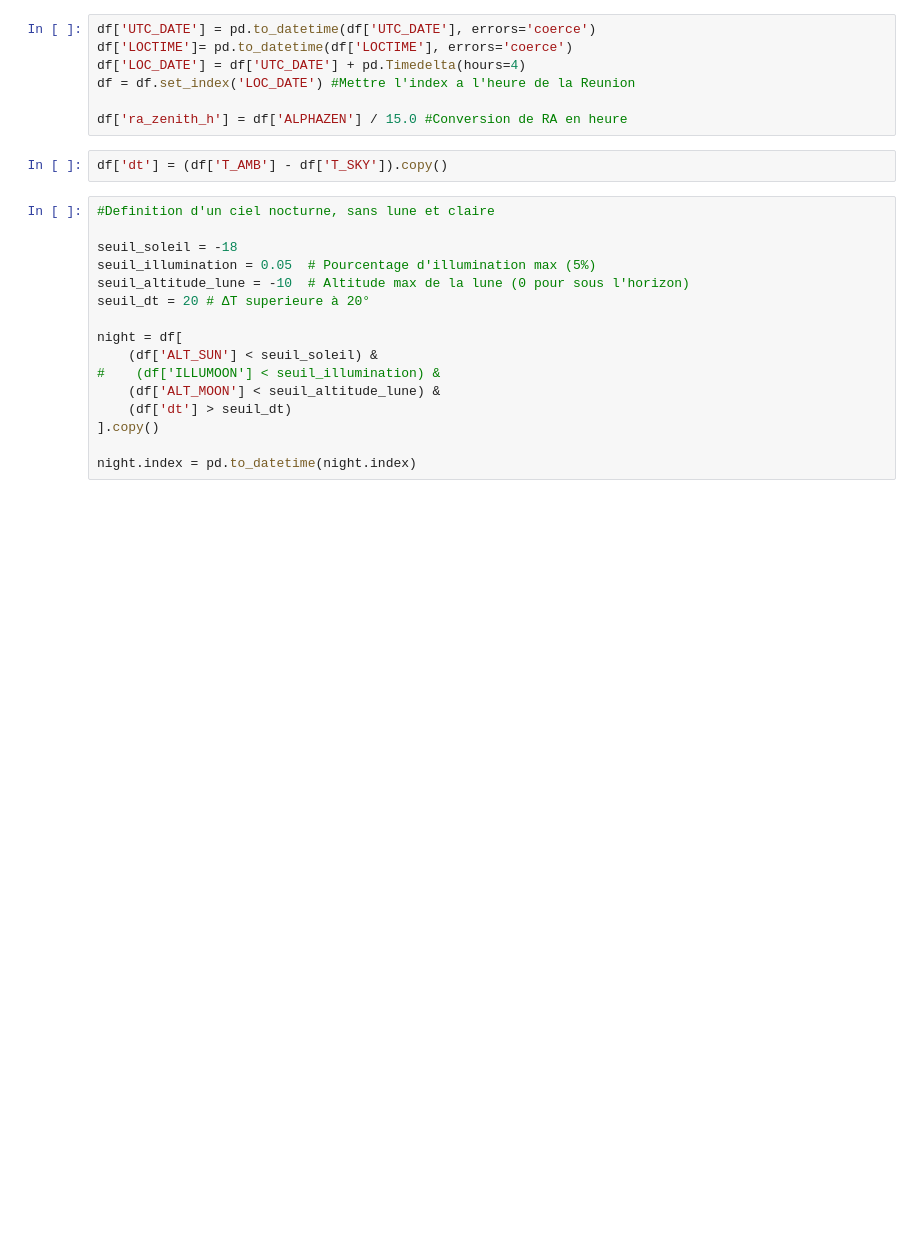
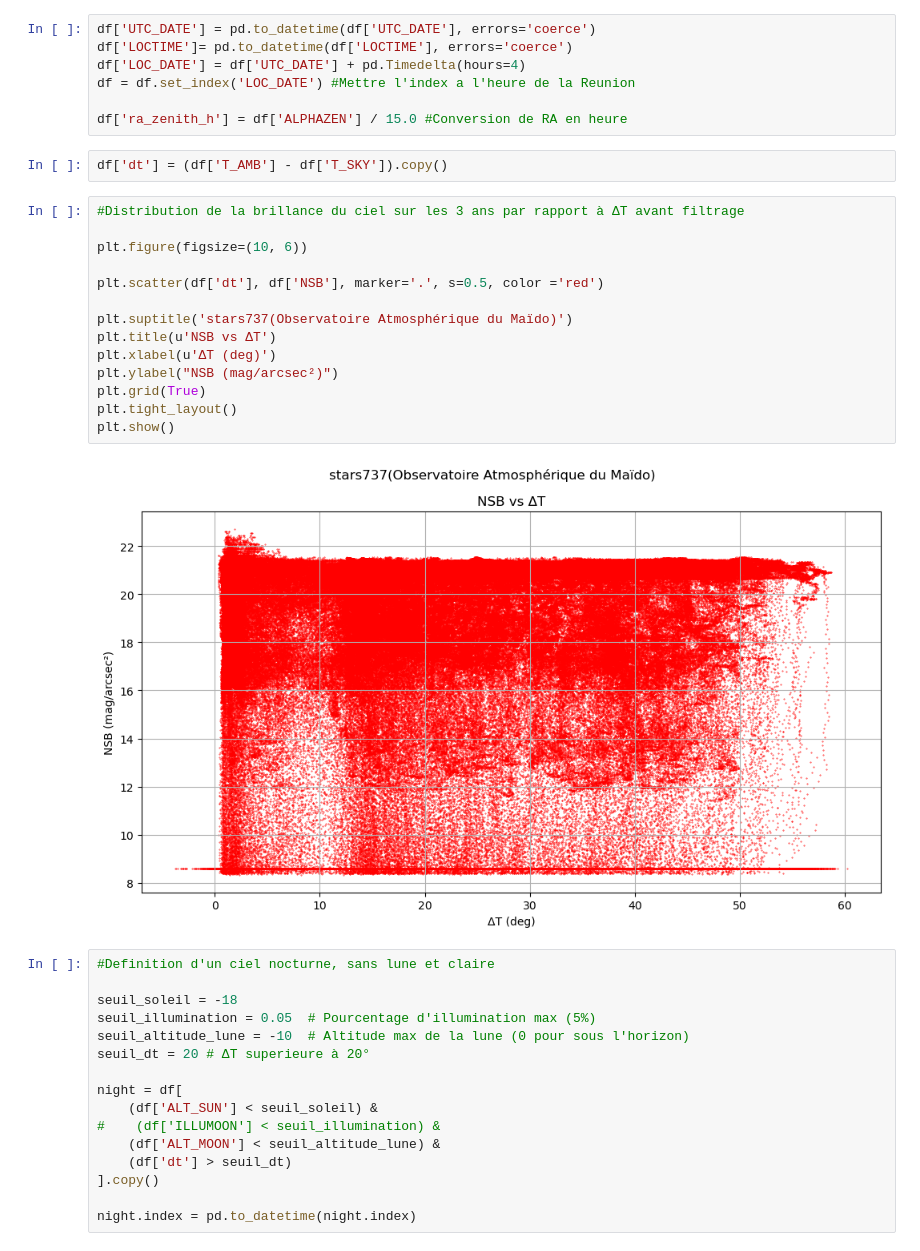
Before and after one commit to Andorajaonari/pollution_lumineuse, a Jupyter notebook: Data_visualisation.ipynb, the cells around one changed output. Drawn from its saved outputs; the diff is of its cells as text; blank space fills up the shorter version.

```diff
--- a/Data_visualisation.ipynb
+++ b/Data_visualisation.ipynb
@@ -21,6 +21,22 @@ df = df.set_index('LOC_DATE') #Mettre l'index a l'heure de la Reunion
 df['ra_zenith_h'] = df['ALPHAZEN'] / 15.0 #Conversion de RA en heure
 # %%
 df['dt'] = (df['T_AMB'] - df['T_SKY']).copy()
+# %%
+#Distribution de la brillance du ciel sur les 3 ans par rapport à ΔT avant filtrage
+
+plt.figure(figsize=(10, 6))
+
+plt.scatter(df['dt'], df['NSB'], marker='.', s=0.5, color ='red')
+
+plt.suptitle('stars737(Observatoire Atmosphérique du Maïdo)')
+plt.title(u'NSB vs ΔT')
+plt.xlabel(u'ΔT (deg)')
+plt.ylabel("NSB (mag/arcsec²)")
+plt.grid(True)
+plt.tight_layout()
+plt.show()
+# %% [output]
+[figure, added]
 # %%
 #Definition d'un ciel nocturne, sans lune et claire
 
```
Also changed, not shown: parts of 11 cells of this notebook.
